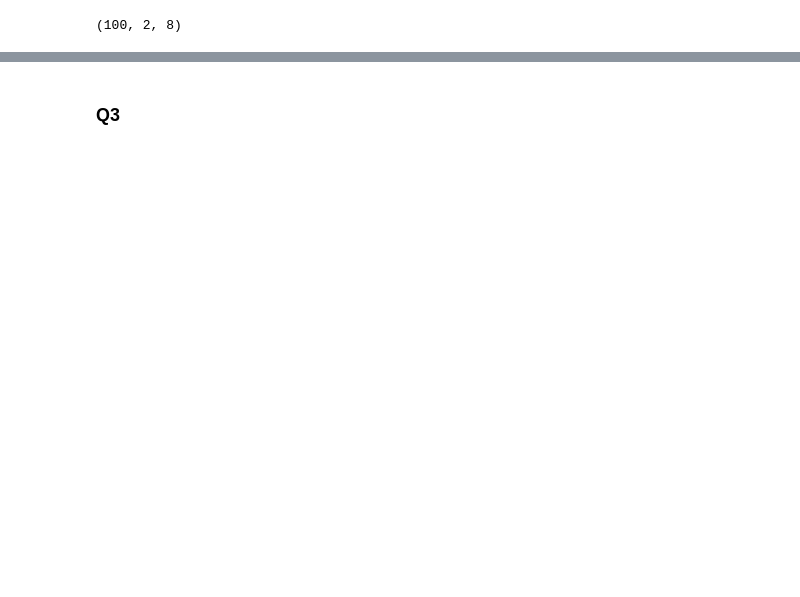
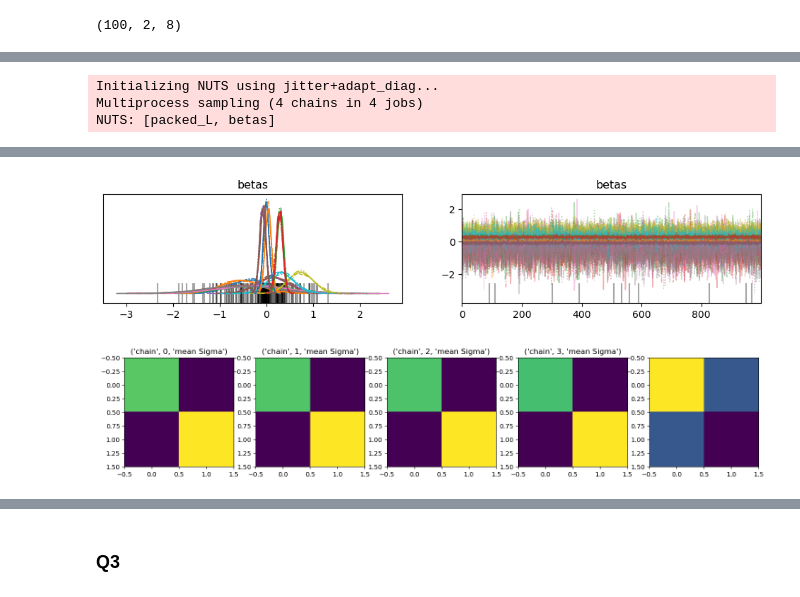
Before and after one commit to Lottotpk/STA365-assignment, a Jupyter notebook: Assignment 8.ipynb, the cells around one changed output, grey strips where cells are left out. Drawn from its saved outputs; the diff is of its cells as text; code cells hidden in the pictures; blank space fills up the shorter version.

```diff
--- a/Assignment 8.ipynb
+++ b/Assignment 8.ipynb
@@ -147,0 +155,6 @@ for chain in range(4):
+# %%
+MVN_reg(30, 2, 8)
+# %% [output]
+Initializing NUTS using jitter+adapt_diag...
+Multiprocess sampling (4 chains in 4 jobs)
+NUTS: [packed_L, betas]
@@ -147,0 +165,2 @@ for chain in range(4):
+[figure, added]
+[figure, added]
```
Also changed, not shown: parts of 21 cells of this notebook.
